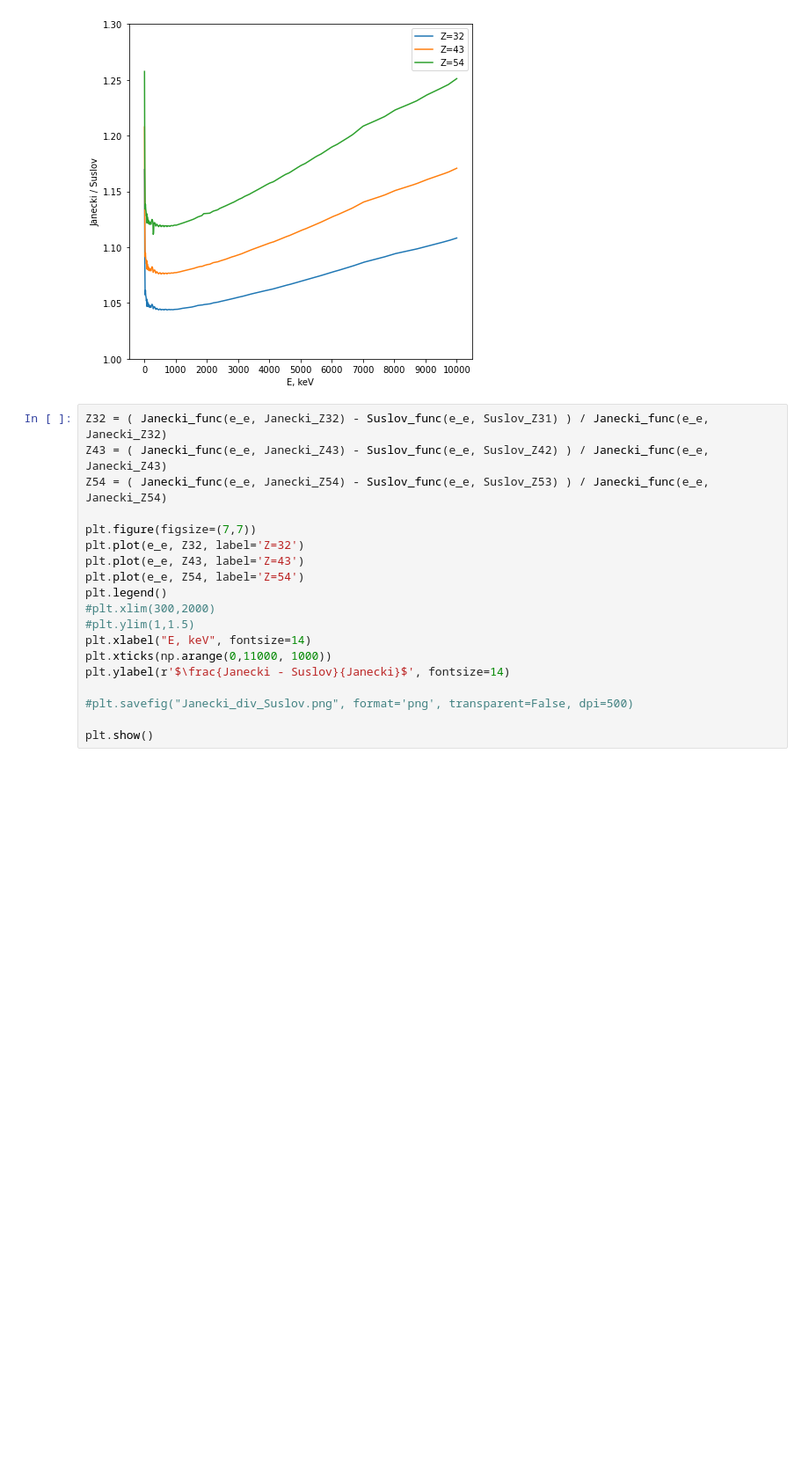
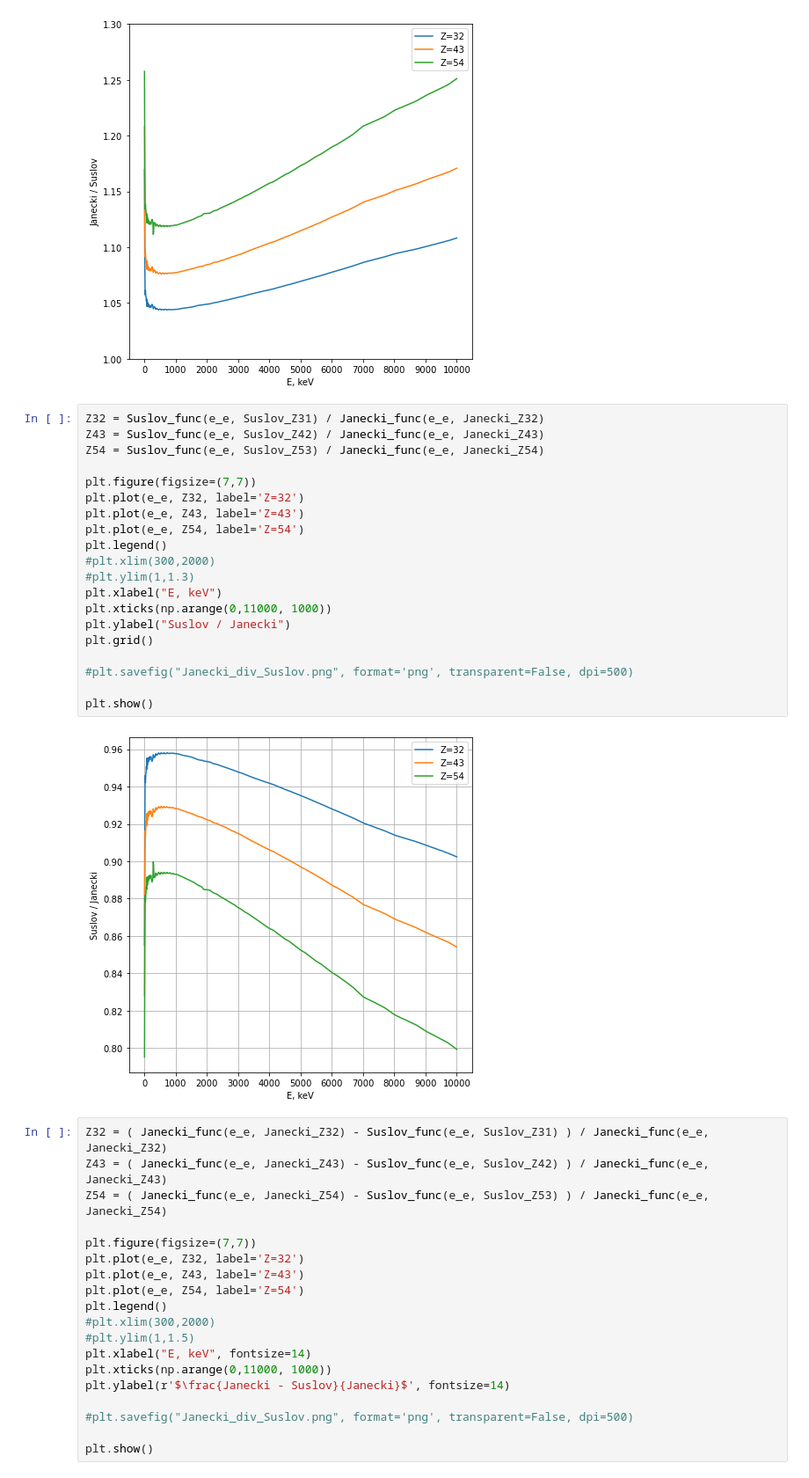
Before and after one commit to Almaz93/neutrino, a Jupyter notebook: double_beta_decay/Almaz's work/calculation/fermi_func_relation2.ipynb, the cells around one changed output. Shown at 88% size. Drawn from its saved outputs; the diff is of its cells as text; blank space fills up the shorter version.

Commit message:
update cross-sec calc. for different fermi-func

```diff
--- a/double_beta_decay/Almaz's work/calculation/fermi_func_relation2.ipynb
+++ b/double_beta_decay/Almaz's work/calculation/fermi_func_relation2.ipynb
@@ -175,6 +175,28 @@ plt.ylabel("Janecki / Suslov")
 plt.show()
 # %% [output]
 [figure]
+# %%
+Z32 = Suslov_func(e_e, Suslov_Z31) / Janecki_func(e_e, Janecki_Z32)
+Z43 = Suslov_func(e_e, Suslov_Z42) / Janecki_func(e_e, Janecki_Z43)
+Z54 = Suslov_func(e_e, Suslov_Z53) / Janecki_func(e_e, Janecki_Z54)
+
+plt.figure(figsize=(7,7))
+plt.plot(e_e, Z32, label='Z=32')
+plt.plot(e_e, Z43, label='Z=43')
+plt.plot(e_e, Z54, label='Z=54')
+plt.legend()
+#plt.xlim(300,2000)
+#plt.ylim(1,1.3)
+plt.xlabel("E, keV")
+plt.xticks(np.arange(0,11000, 1000))
+plt.ylabel("Suslov / Janecki")
+plt.grid()
+
+#plt.savefig("Janecki_div_Suslov.png", format='png', transparent=False, dpi=500)
+
+plt.show()
+# %% [output]
+[figure, added]
 # %%
 Z32 = ( Janecki_func(e_e, Janecki_Z32) - Suslov_func(e_e, Suslov_Z31) ) / Janecki_func(e_e, Janecki_Z32)
 Z43 = ( Janecki_func(e_e, Janecki_Z43) - Suslov_func(e_e, Suslov_Z42) ) / Janecki_func(e_e, Janecki_Z43)
```
Also changed, not shown: parts of 1 cell of this notebook, 10 other files.
